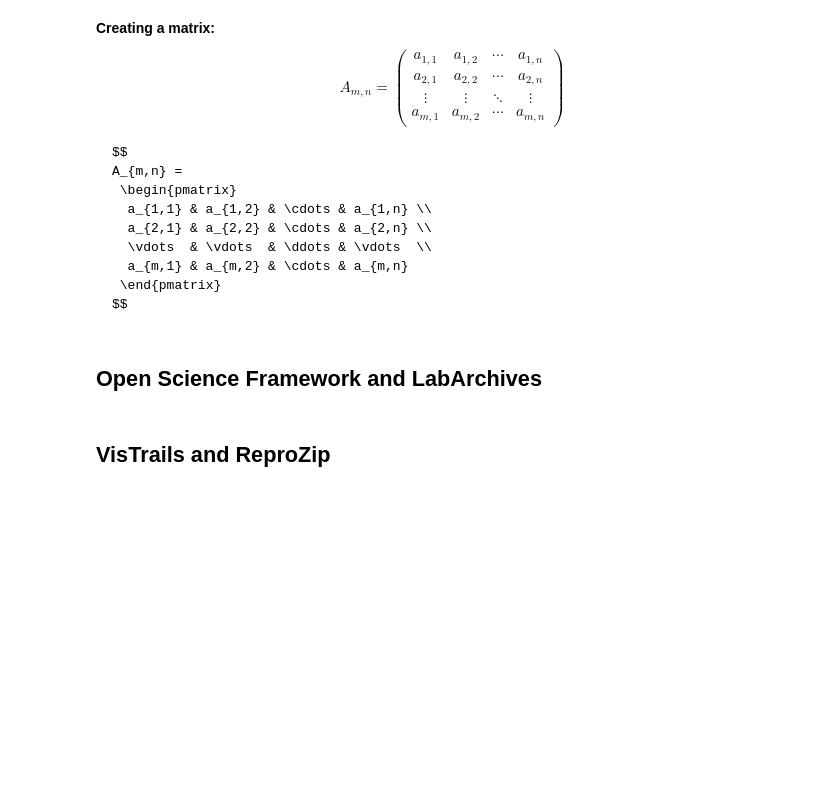
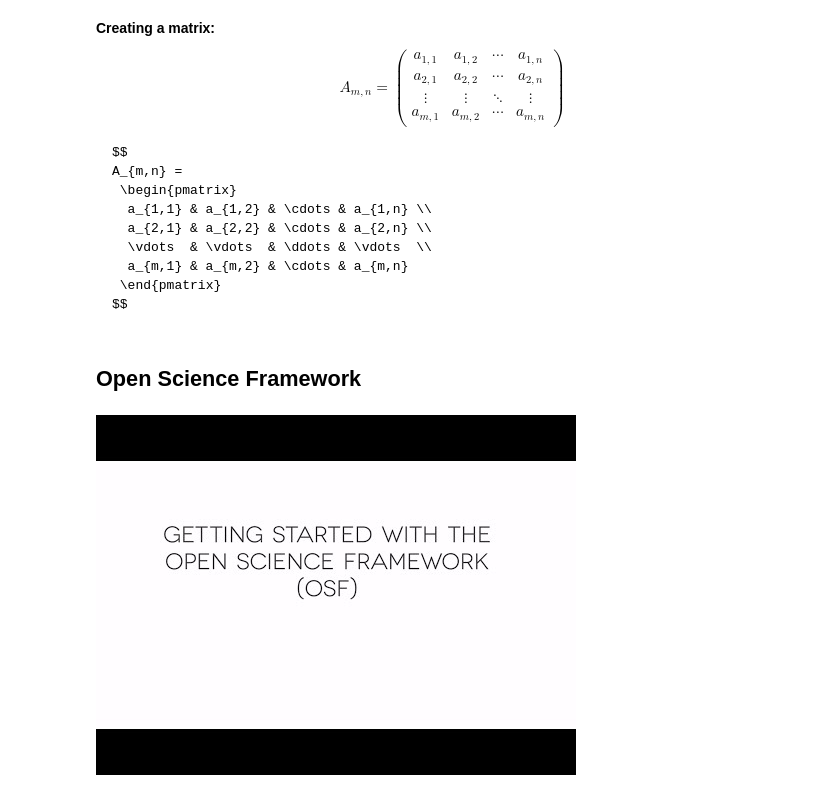
Before and after one commit to UUDeCART/reproducible_science, a Jupyter notebook: 4_1-BuildYourToolkit.ipynb, the cells around one changed output. Drawn from its saved outputs; the diff is of its cells as text; code cells hidden in the pictures; blank space fills up the shorter version.

````diff
--- a/4_1-BuildYourToolkit.ipynb
+++ b/4_1-BuildYourToolkit.ipynb
@@ -110,6 +112,9 @@ A_{m,n} =
 $$
 ```
 # %% [markdown]
-## Open Science Framework and LabArchives
+## Open Science Framework
-# %% [markdown]
-## VisTrails and ReproZip
+# %%
+from IPython.display import YouTubeVideo
+YouTubeVideo("2TV21gOzfhw", width=600, height=350)
+# %% [output]
+[figure, added]
````
Also changed, not shown: parts of 8 cells of this notebook.
